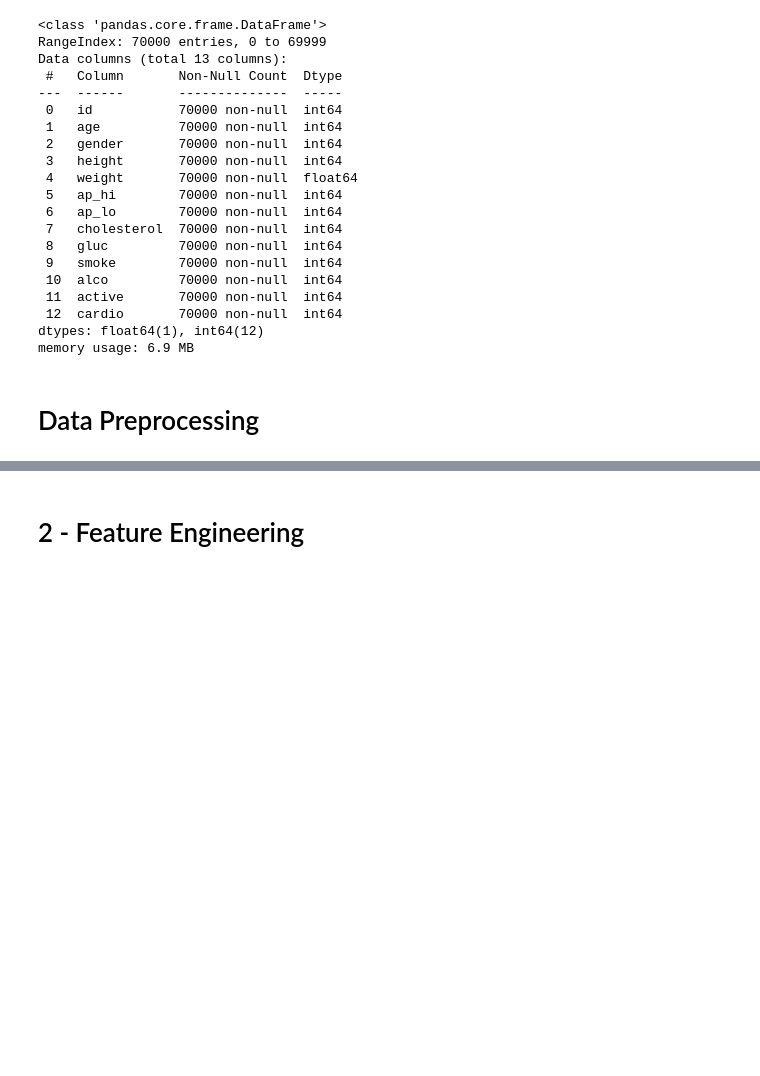
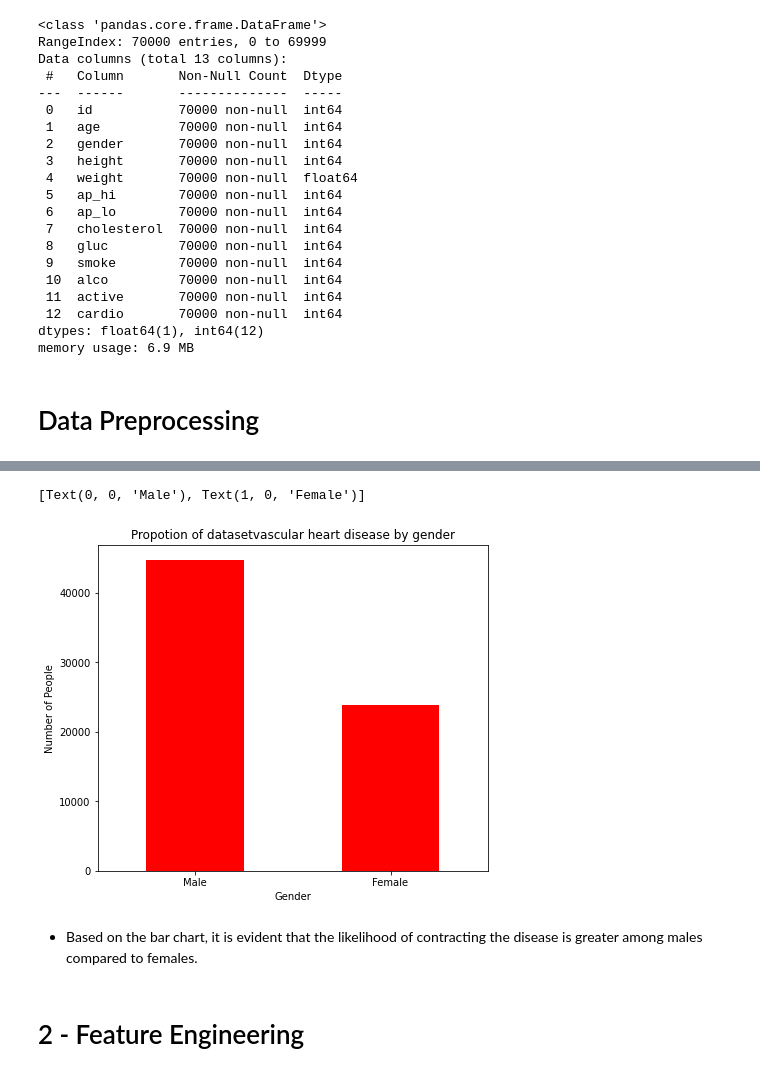
Before and after one commit to MiharaEk/ML_Assignment, a Jupyter notebook: Decision_Tree.ipynb, the cells around one changed output, grey strips where cells are left out. Saved outputs shown, nothing was run; the diff lists cells and outputs as text; code cells hidden in the pictures; blank space fills up the shorter version.

```diff
--- a/Decision_Tree.ipynb
+++ b/Decision_Tree.ipynb
@@ -300,3 +290,17 @@ ax.set_xticklabels(('Male', 'Female'))
+# %%
+#Distribution of datasetvascular heart disease by gender
+gender = dataset_cleaned['gender'].value_counts()
+plt.figure(figsize=(7, 6))
+ax = gender.plot(kind='bar', rot=0, color="r")
+ax.set_title("Propotion of datasetvascular heart disease by gender", y = 1)
+ax.set_xlabel('Gender')
+ax.set_ylabel('Number of People')
+ax.set_xticklabels(('Male', 'Female'))
+# %% [output]
+[Text(0, 0, 'Male'), Text(1, 0, 'Female')]
+[figure, added]
+# %% [markdown]
+- Based on the bar chart, it is evident that the likelihood of contracting the disease is greater among males compared to females.
 # %% [markdown]
 # 2 - Feature Engineering <a class="anchor"  id="feature"></a>
 # %%
```
Also changed, not shown: parts of 59 cells of this notebook.
